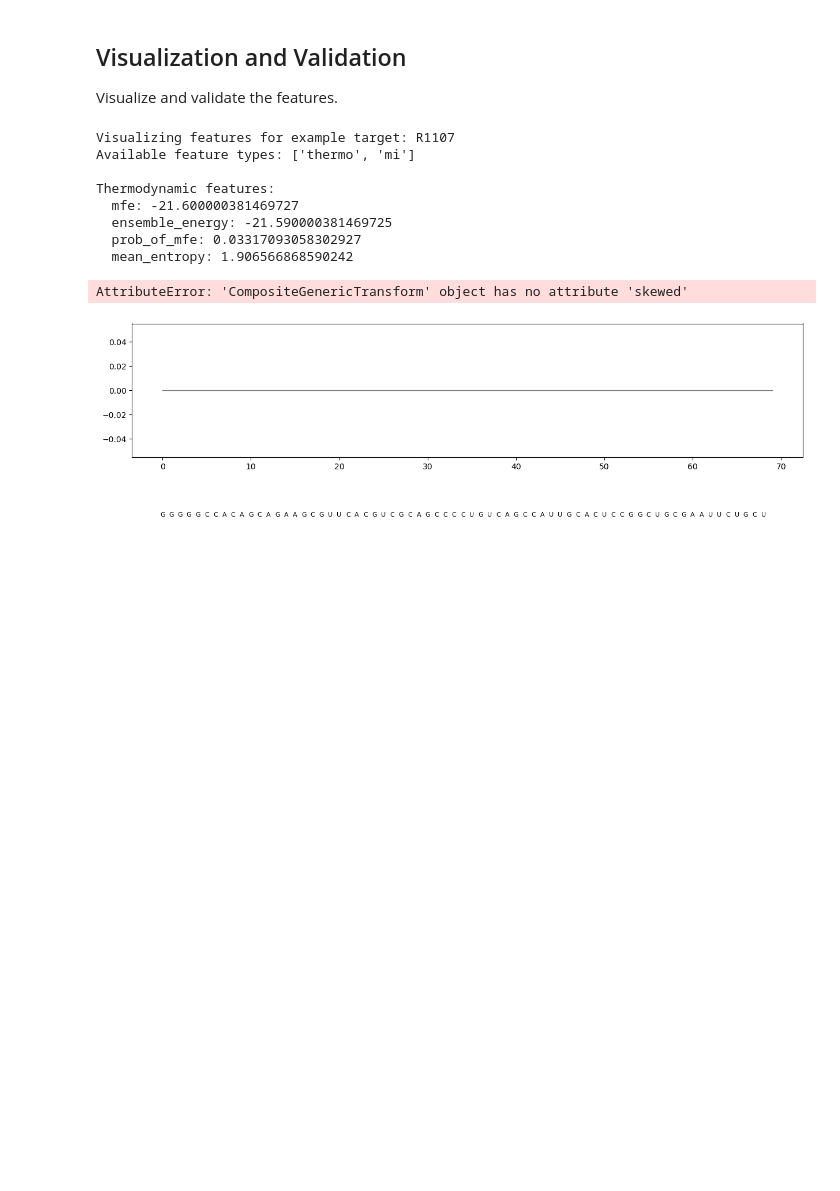
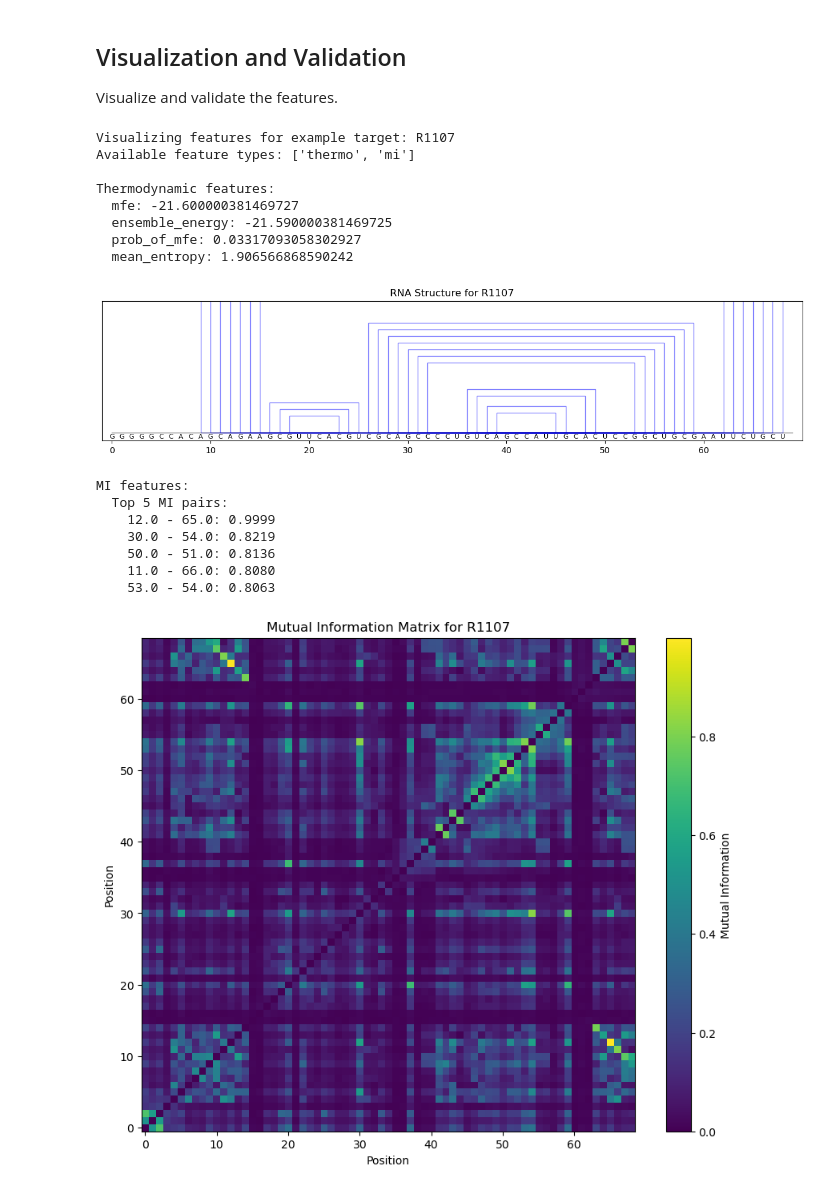
Before and after one commit to seanmichaelmcgee/rna3d_feature_extractor_v1.1, a Jupyter notebook: notebooks/test_features_extraction.ipynb, the cells around one changed output. Drawn from its saved outputs; the diff is of its cells as text; code cells hidden in the pictures; blank space fills up the shorter version.

```diff
--- a/notebooks/test_features_extraction.ipynb
+++ b/notebooks/test_features_extraction.ipynb
@@ -691,8 +691,7 @@ if target_ids and len(target_ids) > 0:
                 width = abs(j - i)
                 height = width / 5  # Adjust for aesthetics
                 ax.add_patch(plt.Rectangle((center - width/2, 0), width, height,
-                             facecolor='none', edgecolor='blue', alpha=0.5,
-                             transform=ax.transData.skewed(0, 0, 1, 0)))
+                    facecolor='none', edgecolor='blue', alpha=0.5))
 
             ax.set_title(f"RNA Structure for {example_target}")
             ax.set_xlim(-1, len(structure) + 1)
@@ -721,32 +720,39 @@ if target_ids and len(target_ids) > 0:
         # Print top pairs if available
         if 'top_pairs' in mi and len(mi['top_pairs']) > 0:
             top_pairs = mi['top_pairs']
             print(f"  Top 5 MI pairs:")
             for i in range(min(5, len(top_pairs))):
                 pair = top_pairs[i]
                 print(f"    {pair[0]} - {pair[1]}: {pair[2]:.4f}")
 
         # Plot MI matrix if available
         if 'scores' in mi:
             scores = mi['scores']
 
             plt.figure(figsize=(10, 8))
             plt.imshow(scores, cmap='viridis', origin='lower')
             plt.colorbar(label='Mutual Information')
             plt.title(f"Mutual Information Matrix for {example_target}")
             plt.xlabel("Position")
             plt.ylabel("Position")
             plt.show()
 else:
     print("No targets available for visualization")
 # %% [output]
 Visualizing features for example target: R1107
 Available feature types: ['thermo', 'mi']
 
 Thermodynamic features:
   mfe: -21.600000381469727
   ensemble_energy: -21.590000381469725
   prob_of_mfe: 0.03317093058302927
   mean_entropy: 1.906566868590242
+[figure, new version]
-AttributeError: 'CompositeGenericTransform' object has no attribute 'skewed'
+MI features:
+  Top 5 MI pairs:
+    12.0 - 65.0: 0.9999
+    30.0 - 54.0: 0.8219
+    50.0 - 51.0: 0.8136
+    11.0 - 66.0: 0.8080
+    53.0 - 54.0: 0.8063
-[figure, old version]
+[figure, added]
```
Also changed, not shown: parts of 1 cell of this notebook, 13 other files.
